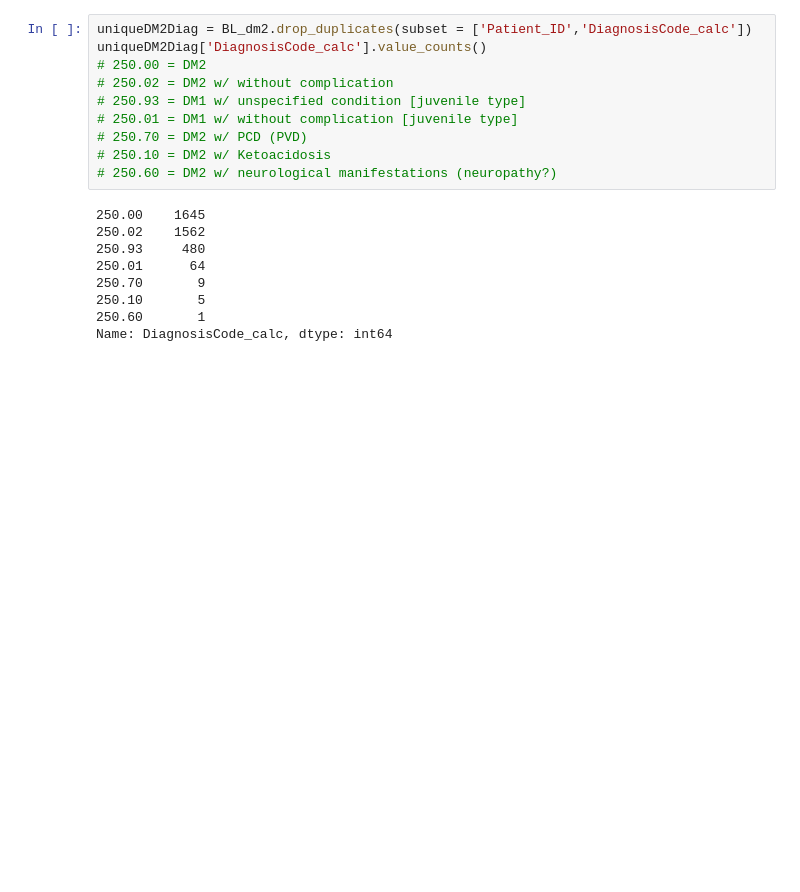
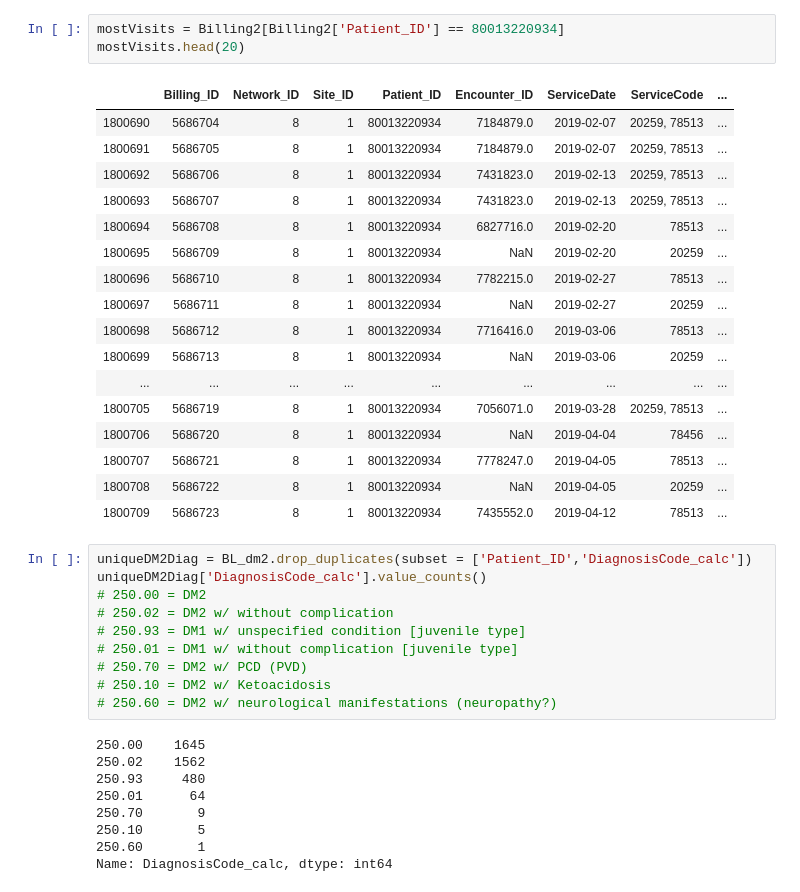
Before and after one commit to DavidHuang0621/DiabetesRiskPrediction, a Jupyter notebook: DM2 Dataset.ipynb, the cells around one changed output. Saved outputs shown, nothing was run; the diff lists cells and outputs as text; blank space fills up the shorter version.

```diff
--- a/DM2 Dataset.ipynb
+++ b/DM2 Dataset.ipynb
@@ -22,3 +55,24 @@ print(len(DC_dm2_id), len(BL_dm2_id)) #print number of unique patients w/ DM2
+# %%
+mostVisits = Billing2[Billing2['Patient_ID'] == 80013220934]
+mostVisits.head(20)
+# %% [output]
+|  | Billing_ID | Network_ID | Site_ID | Patient_ID | Encounter_ID | ServiceDate | ServiceCode | ... |
+| 1800690 | 5686704 | 8 | 1 | 80013220934 | 7184879.0 | 2019-02-07 | 20259, 78513 | ... |
+| 1800691 | 5686705 | 8 | 1 | 80013220934 | 7184879.0 | 2019-02-07 | 20259, 78513 | ... |
+| 1800692 | 5686706 | 8 | 1 | 80013220934 | 7431823.0 | 2019-02-13 | 20259, 78513 | ... |
+| 1800693 | 5686707 | 8 | 1 | 80013220934 | 7431823.0 | 2019-02-13 | 20259, 78513 | ... |
+| 1800694 | 5686708 | 8 | 1 | 80013220934 | 6827716.0 | 2019-02-20 | 78513 | ... |
+| 1800695 | 5686709 | 8 | 1 | 80013220934 | NaN | 2019-02-20 | 20259 | ... |
+| 1800696 | 5686710 | 8 | 1 | 80013220934 | 7782215.0 | 2019-02-27 | 78513 | ... |
+| 1800697 | 5686711 | 8 | 1 | 80013220934 | NaN | 2019-02-27 | 20259 | ... |
+| 1800698 | 5686712 | 8 | 1 | 80013220934 | 7716416.0 | 2019-03-06 | 78513 | ... |
+| 1800699 | 5686713 | 8 | 1 | 80013220934 | NaN | 2019-03-06 | 20259 | ... |
+| ... | ... | ... | ... | ... | ... | ... | ... | ... |
+| 1800705 | 5686719 | 8 | 1 | 80013220934 | 7056071.0 | 2019-03-28 | 20259, 78513 | ... |
+| 1800706 | 5686720 | 8 | 1 | 80013220934 | NaN | 2019-04-04 | 78456 | ... |
+| 1800707 | 5686721 | 8 | 1 | 80013220934 | 7778247.0 | 2019-04-05 | 78513 | ... |
+| 1800708 | 5686722 | 8 | 1 | 80013220934 | NaN | 2019-04-05 | 20259 | ... |
+| 1800709 | 5686723 | 8 | 1 | 80013220934 | 7435552.0 | 2019-04-12 | 78513 | ... |
 # %%
 uniqueDM2Diag = BL_dm2.drop_duplicates(subset = ['Patient_ID','DiagnosisCode_calc'])
 uniqueDM2Diag['DiagnosisCode_calc'].value_counts()
```
Also changed, not shown: parts of 28 cells of this notebook.
